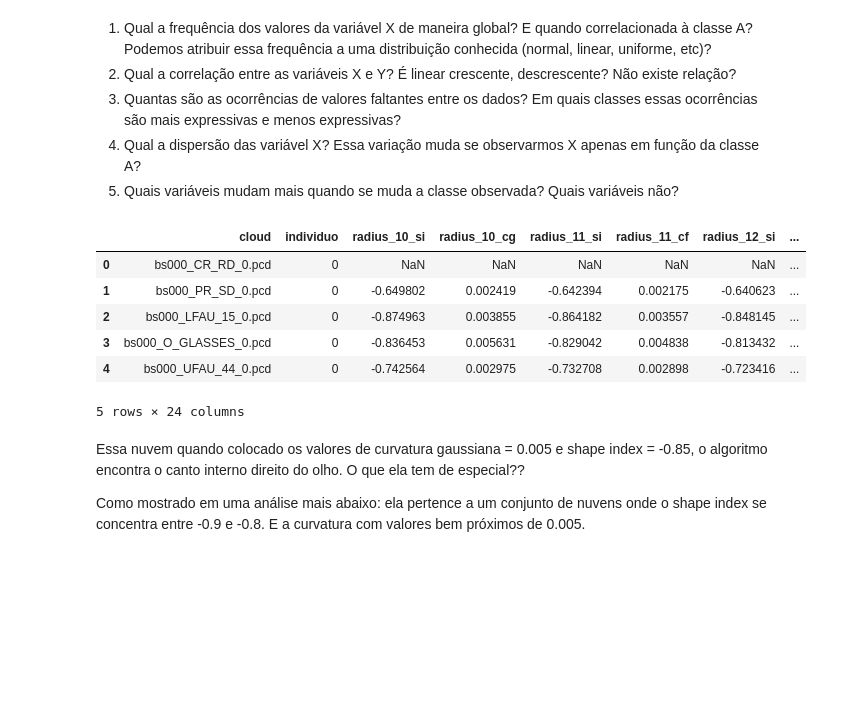
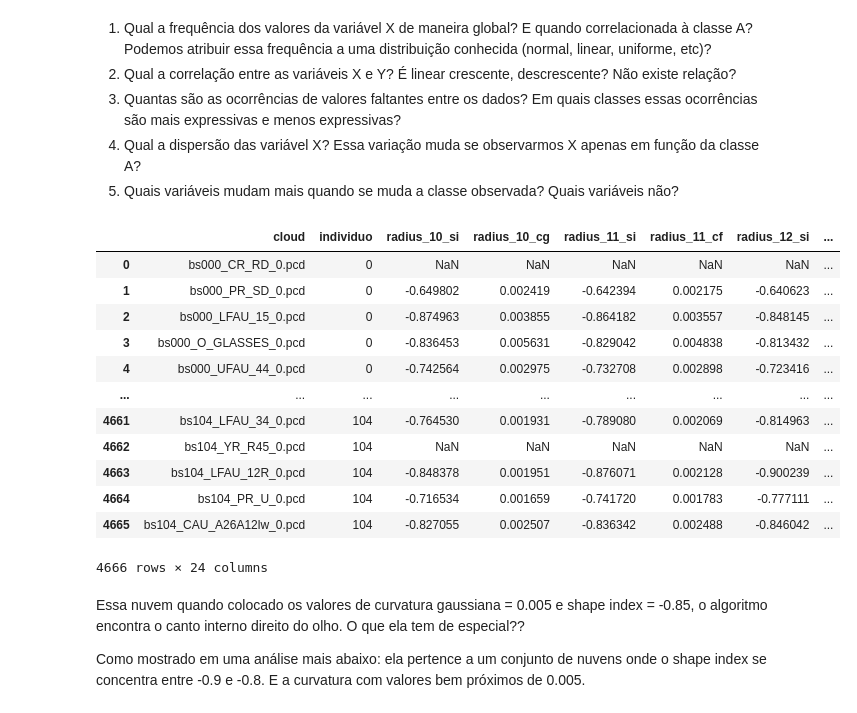
Before and after one commit to thalissonfelipe/landmarks, a Jupyter notebook: Analises.ipynb, the cells around one changed output. Cells and saved outputs as stored; diff of their text form; code cells hidden in the pictures; blank space fills up the shorter version.

```diff
--- a/Analises.ipynb
+++ b/Analises.ipynb
@@ -13,15 +13,21 @@ import matplotlib.pyplot as plt
 plt.rcParams['figure.figsize'] = (16, 9)
 # %%
 df = pd.read_csv('data.csv', index_col=0)
-df.head()
+df
 # %% [output]
 |  | cloud | individuo | radius_10_si | radius_10_cg | radius_11_si | radius_11_cf | radius_12_si | ... |
 | 0 | bs000_CR_RD_0.pcd | 0 | NaN | NaN | NaN | NaN | NaN | ... |
 | 1 | bs000_PR_SD_0.pcd | 0 | -0.649802 | 0.002419 | -0.642394 | 0.002175 | -0.640623 | ... |
 | 2 | bs000_LFAU_15_0.pcd | 0 | -0.874963 | 0.003855 | -0.864182 | 0.003557 | -0.848145 | ... |
 | 3 | bs000_O_GLASSES_0.pcd | 0 | -0.836453 | 0.005631 | -0.829042 | 0.004838 | -0.813432 | ... |
 | 4 | bs000_UFAU_44_0.pcd | 0 | -0.742564 | 0.002975 | -0.732708 | 0.002898 | -0.723416 | ... |
+| ... | ... | ... | ... | ... | ... | ... | ... | ... |
+| 4661 | bs104_LFAU_34_0.pcd | 104 | -0.764530 | 0.001931 | -0.789080 | 0.002069 | -0.814963 | ... |
+| 4662 | bs104_YR_R45_0.pcd | 104 | NaN | NaN | NaN | NaN | NaN | ... |
+| 4663 | bs104_LFAU_12R_0.pcd | 104 | -0.848378 | 0.001951 | -0.876071 | 0.002128 | -0.900239 | ... |
+| 4664 | bs104_PR_U_0.pcd | 104 | -0.716534 | 0.001659 | -0.741720 | 0.001783 | -0.777111 | ... |
+| 4665 | bs104_CAU_A26A12lw_0.pcd | 104 | -0.827055 | 0.002507 | -0.836342 | 0.002488 | -0.846042 | ... |
-5 rows × 24 columns
+4666 rows × 24 columns
 # %% [markdown]
 Essa nuvem quando colocado os valores de curvatura gaussiana = 0.005 e shape index = -0.85, o algoritmo encontra o canto interno direito do olho. O que ela tem de especial??
 
```
Also changed, not shown: parts of 24 cells of this notebook, 3 other files.
